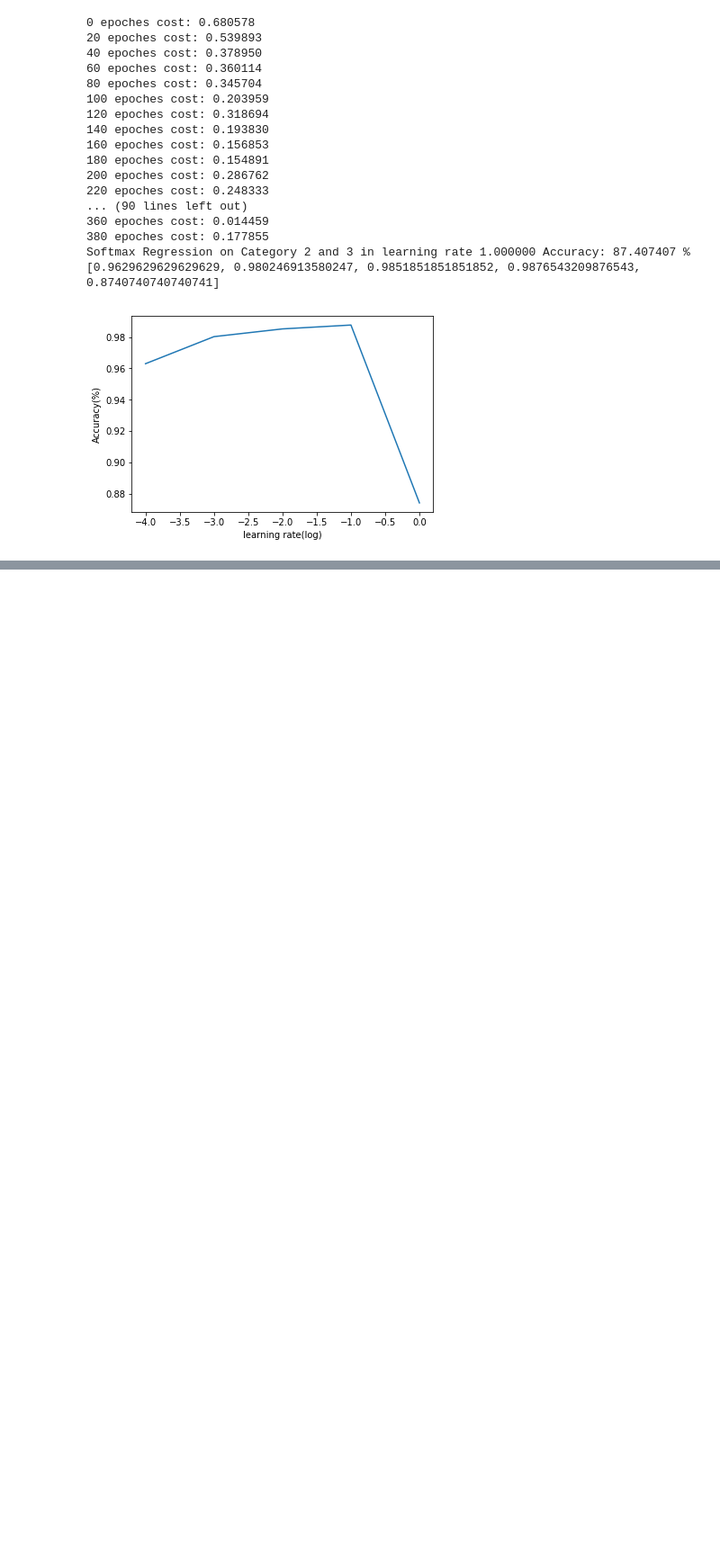
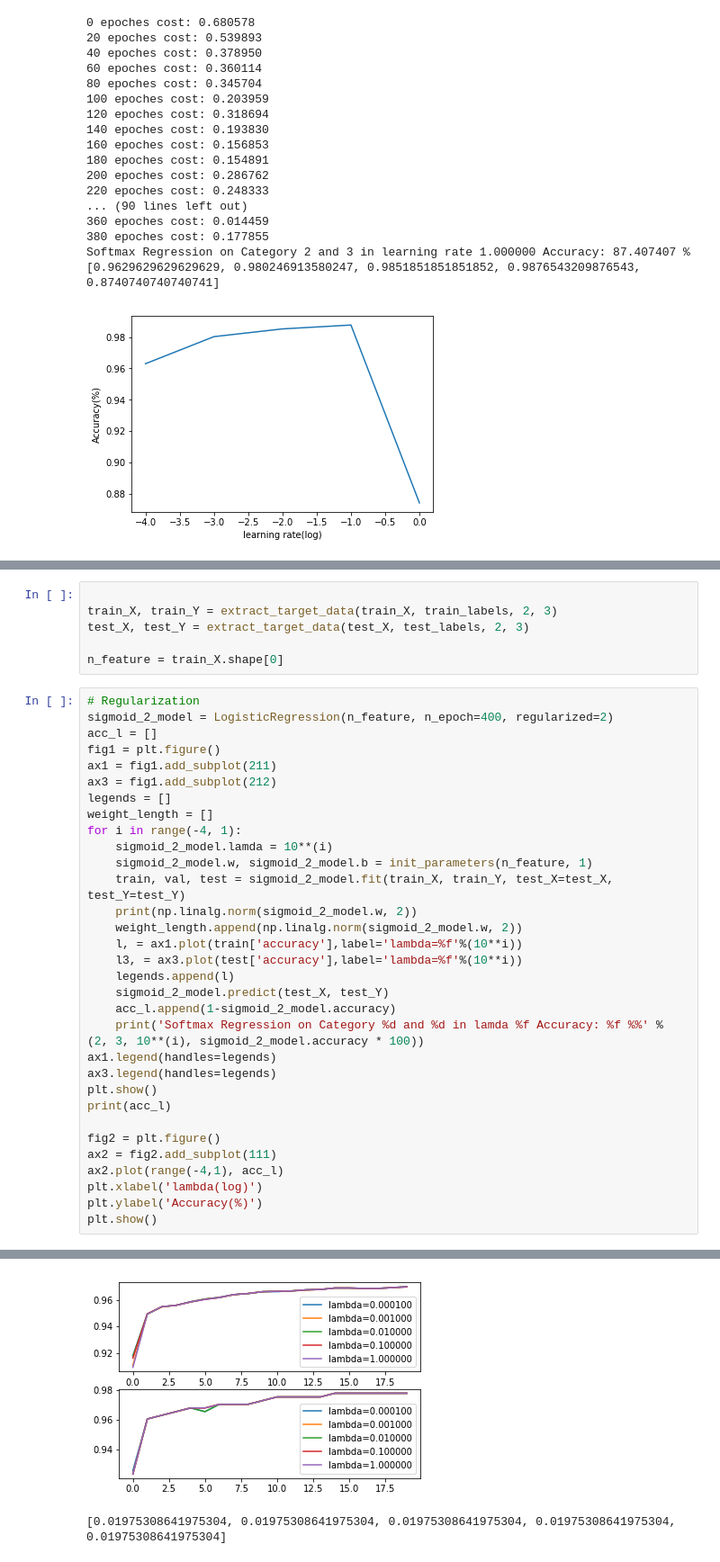
Before and after one commit to Fnjn/UCSD-CSE-253, a Jupyter notebook: hw1/253hw1.ipynb, the cells around one changed output, grey strips where cells are left out. Shown at 90% size. Cells and saved outputs as stored; diff of their text form; blank space fills up the shorter version.

Commit message:
Several updates 1. tex: 3 and part of 5 2. softmax to fulfill a b c, except d

```diff
--- a/hw1/253hw1.ipynb
+++ b/hw1/253hw1.ipynb
@@ -309,0 +324,39 @@ Softmax Regression on Category 2 and 3 in lamda 1.000000 Accuracy: 98.024691 %
+# %%
+
+train_X, train_Y = extract_target_data(train_X, train_labels, 2, 3)
+test_X, test_Y = extract_target_data(test_X, test_labels, 2, 3)
+
+n_feature = train_X.shape[0]
+# %%
+# Regularization
+sigmoid_2_model = LogisticRegression(n_feature, n_epoch=400, regularized=2)
+acc_l = []
+fig1 = plt.figure()
+ax1 = fig1.add_subplot(211)
+ax3 = fig1.add_subplot(212)
+legends = []
+weight_length = []
+for i in range(-4, 1):
+    sigmoid_2_model.lamda = 10**(i)
+    sigmoid_2_model.w, sigmoid_2_model.b = init_parameters(n_feature, 1)
+    train, val, test = sigmoid_2_model.fit(train_X, train_Y, test_X=test_X, test_Y=test_Y)
+    print(np.linalg.norm(sigmoid_2_model.w, 2))
+    weight_length.append(np.linalg.norm(sigmoid_2_model.w, 2))
+    l, = ax1.plot(train['accuracy'],label='lambda=%f'%(10**i))
+    l3, = ax3.plot(test['accuracy'],label='lambda=%f'%(10**i))
+    legends.append(l)
+    sigmoid_2_model.predict(test_X, test_Y)
+    acc_l.append(1-sigmoid_2_model.accuracy)
+    print('Softmax Regression on Category %d and %d in lamda %f Accuracy: %f %%' % (2, 3, 10**(i), sigmoid_2_model.accuracy * 100))
+ax1.legend(handles=legends)
+ax3.legend(handles=legends)
+plt.show()
+print(acc_l)
+
+fig2 = plt.figure()
+ax2 = fig2.add_subplot(111)
+ax2.plot(range(-4,1), acc_l)
+plt.xlabel('lambda(log)')
+plt.ylabel('Accuracy(%)')
+plt.show()
+# %% [output]
@@ -309,0 +380,2 @@ Softmax Regression on Category 2 and 3 in lamda 1.000000 Accuracy: 98.024691 %
+[figure, added]
+[0.01975308641975304, 0.01975308641975304, 0.01975308641975304, 0.01975308641975304, 0.01975308641975304]
```
Also changed, not shown: parts of 5 cells of this notebook, 5 other files.
